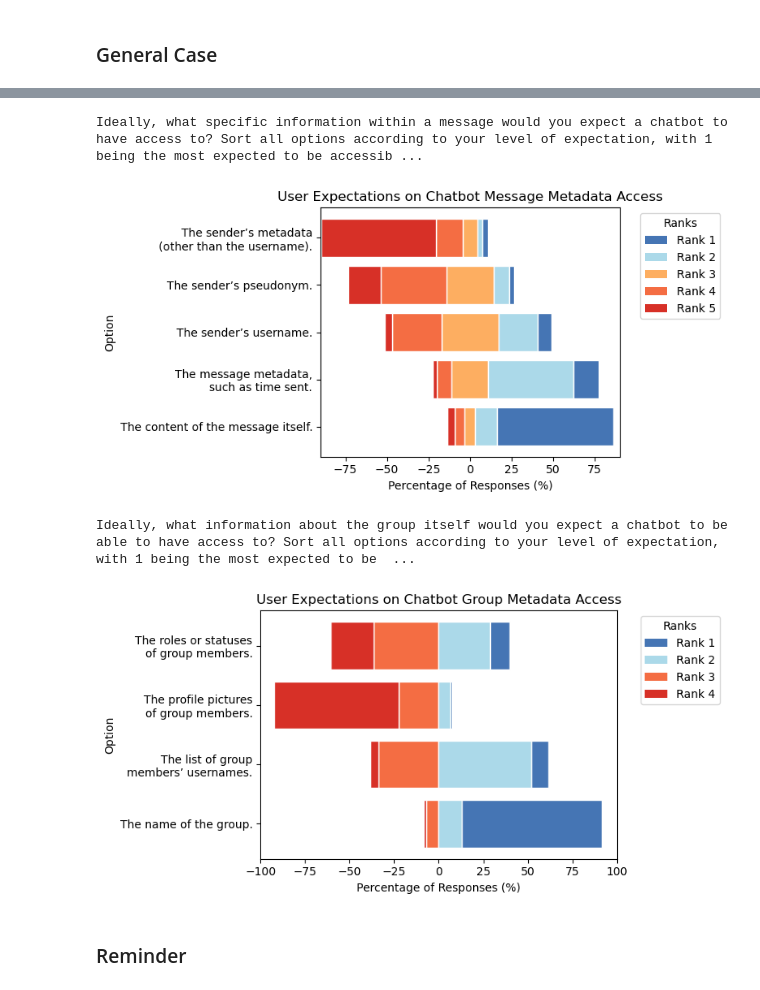
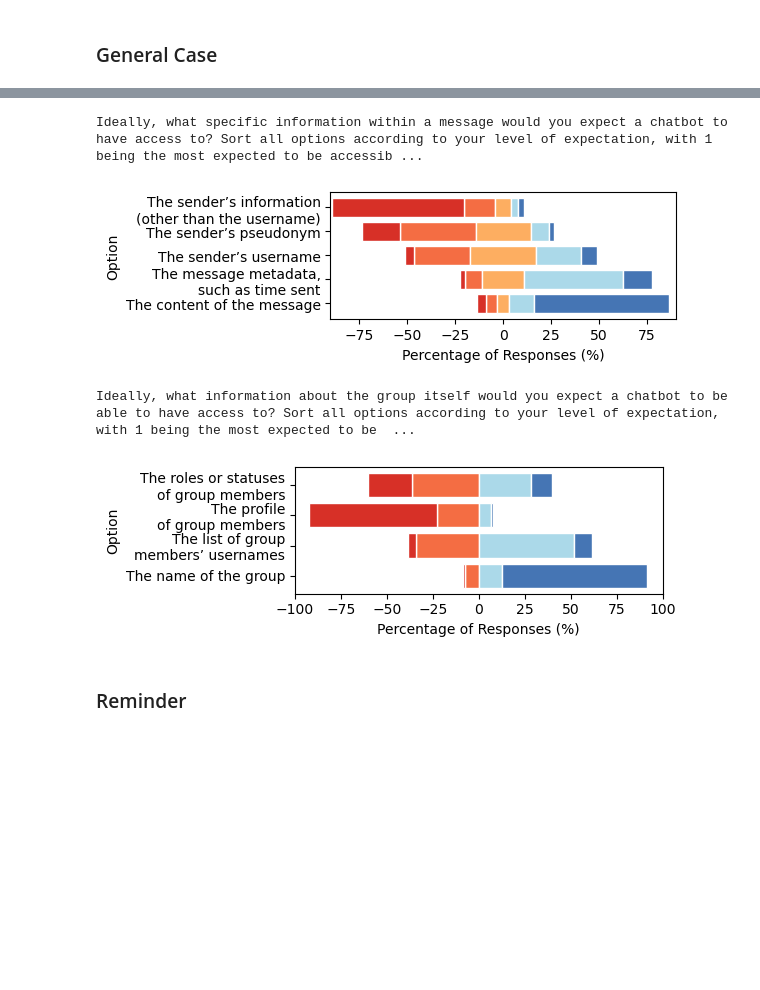
Before and after one commit to csienslab/bot-among-us, a Jupyter notebook: analysis.ipynb, the cells around one changed output, grey strips where cells are left out. Drawn from its saved outputs; the diff is of its cells as text; code cells hidden in the pictures; blank space fills up the shorter version.

```diff
--- a/analysis.ipynb
+++ b/analysis.ipynb
@@ -1792,43 +1876,48 @@ Ideally, what type of messages do you expect a chatbot in a group chat has acces
 # %%
 print(QID_to_question('QID44_1'))
 fig, ax = plot_rankings(
     df,
     question_prefix="QID44",
     max_rank=5,
-    title="User Expectations on Chatbot Message Metadata Access",
-    image_size=(8, 4),
-    option_labels=["The content of the message itself.",
-        "The message metadata,\nsuch as time sent.",
-        "The sender’s username.",
-        "The sender’s pseudonym.",
-        "The sender’s metadata\n(other than the username)."
+    #title="User Expectations on Chatbot Message Metadata Access",
+    title="",
+    image_size=(6, 2),
+    option_labels=["The content of the message",
+        "The message metadata,\nsuch as time sent",
+        "The sender’s username",
+        "The sender’s pseudonym",
+        "The sender’s information\n(other than the username)"
     ],
-    legend=True
+    legend=False
 )
+plt.tight_layout()
+plt.savefig('figures/exp-msg-metadata.pdf') # Figure 12
 plt.show()
 # %% [output]
 Ideally, what specific information within a message would you expect a chatbot to have access to? Sort all options according to your level of expectation, with 1 being the most expected to be accessib ...
-[figure, old version]
+[figure, new version]
 # %%
 print(QID_to_question('QID45_1'))
 fig, ax = plot_rankings(
     df,
     question_prefix="QID45",
     max_rank=4,
-    title="User Expectations on Chatbot Group Metadata Access",
-    image_size=(8, 4),
+    title="",
+    image_size=(6, 2),
     option_labels=[
-        "The name of the group.",
-        "The list of group\nmembers’ usernames.",
-        "The profile pictures\nof group members.",
-        "The roles or statuses\nof group members."
+        "The name of the group",
+        "The list of group\nmembers’ usernames",
+        "The profile\nof group members",
+        "The roles or statuses\nof group members"
     ],
-    legend=True
+    legend=False
 )
+plt.tight_layout()
+plt.savefig('figures/exp-group-metadata.pdf') # Figure 13
 plt.show()
 # %% [output]
 Ideally, what information about the group itself would you expect a chatbot to be able to have access to? Sort all options according to your level of expectation, with 1 being the most expected to be  ...
-[figure, old version]
+[figure, new version]
 # %% [markdown]
 ### Reminder
 # %%
```
Also changed, not shown: parts of 27 cells of this notebook, 16 other files.
